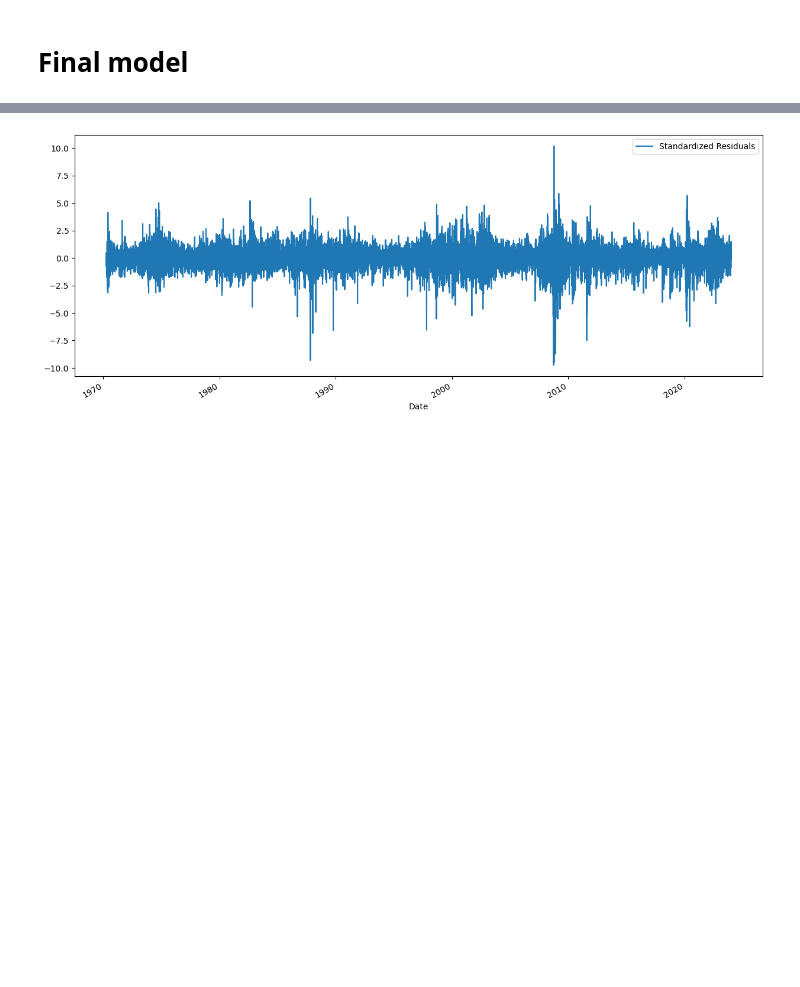
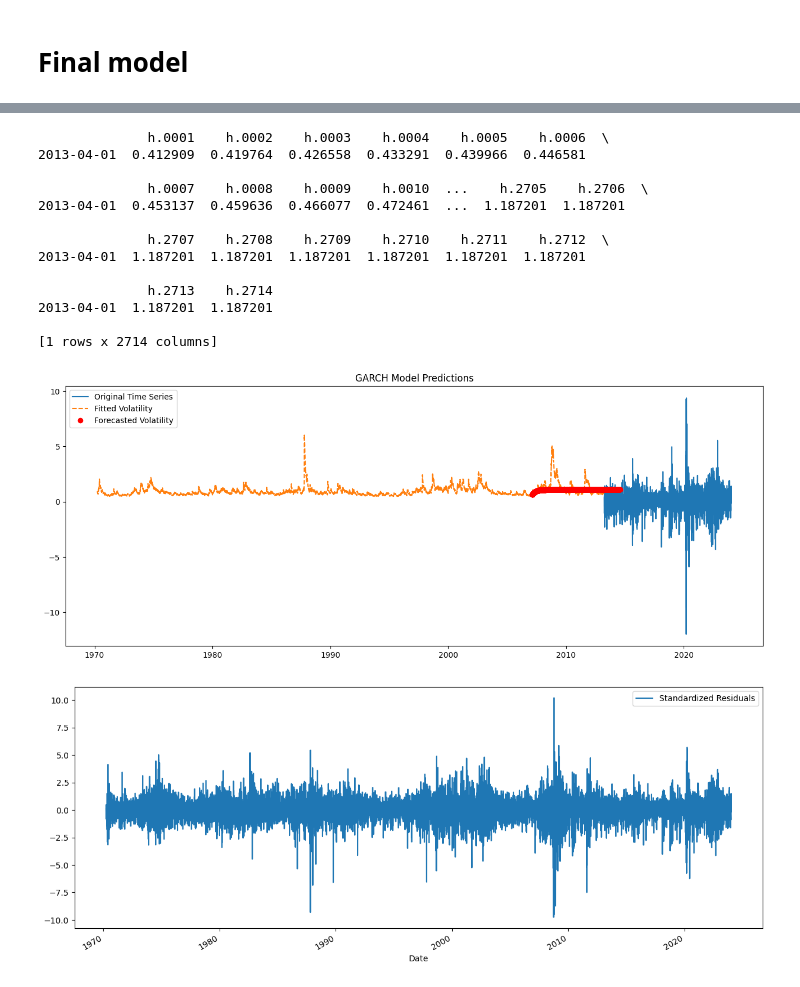
Before and after one commit to TheNoobGoda/time_series_project, a Jupyter notebook: yahoo_stock.ipynb, the cells around one changed output, grey strips where cells are left out. Saved outputs shown, nothing was run; the diff lists cells and outputs as text; code cells hidden in the pictures; blank space fills up the shorter version.

```diff
--- a/yahoo_stock.ipynb
+++ b/yahoo_stock.ipynb
@@ -500,3 +557,33 @@ plt.show()
+# %%
+forecast = result.forecast(horizon= len(data_test) , start='2013-04-01')
+print(forecast.variance)
+
+forecasted_volatility = np.sqrt(forecast.variance.iloc[-1, :])
+
+# Plot the original time series, fitted values, and forecasted volatility
+plt.figure(figsize=(16, 6))
+plt.plot(data_test, label='Original Time Series')
+plt.plot(result.conditional_volatility, label='Fitted Volatility', linestyle='--')
+plt.plot(np.arange(len(returns), len(returns) + len(data_test)), forecasted_volatility, 'ro', label='Forecasted Volatility')
+#plt.plot(forecast.variance,label="Volatility")
+plt.legend()
+plt.title('GARCH Model Predictions')
+plt.show()
+# %% [output]
+              h.0001    h.0002    h.0003    h.0004    h.0005    h.0006  \
+2013-04-01  0.412909  0.419764  0.426558  0.433291  0.439966  0.446581
+
+              h.0007    h.0008    h.0009    h.0010  ...    h.2705    h.2706  \
+2013-04-01  0.453137  0.459636  0.466077  0.472461  ...  1.187201  1.187201
+
+              h.2707    h.2708    h.2709    h.2710    h.2711    h.2712  \
+2013-04-01  1.187201  1.187201  1.187201  1.187201  1.187201  1.187201
+
+              h.2713    h.2714
+2013-04-01  1.187201  1.187201
+
+[1 rows x 2714 columns]
+[figure, added]
 # %%
 fig, ax = plt.subplots(figsize=(15, 6))
 
```
Also changed, not shown: parts of 13 cells of this notebook, 1 other file.
